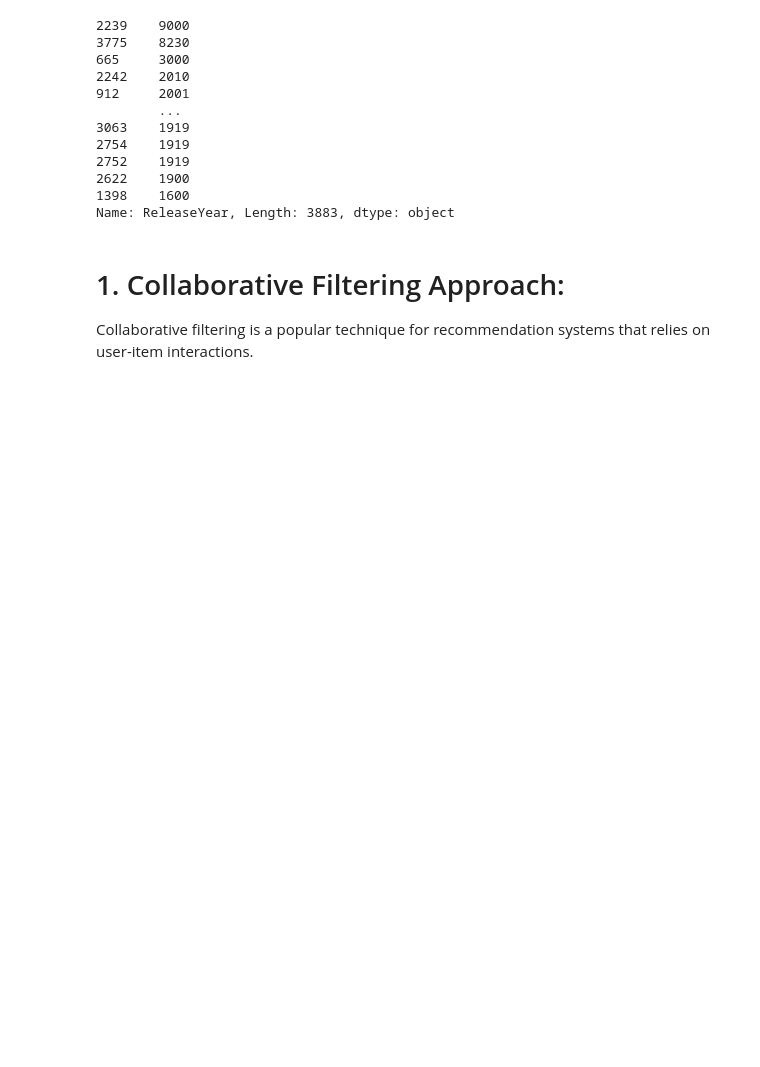
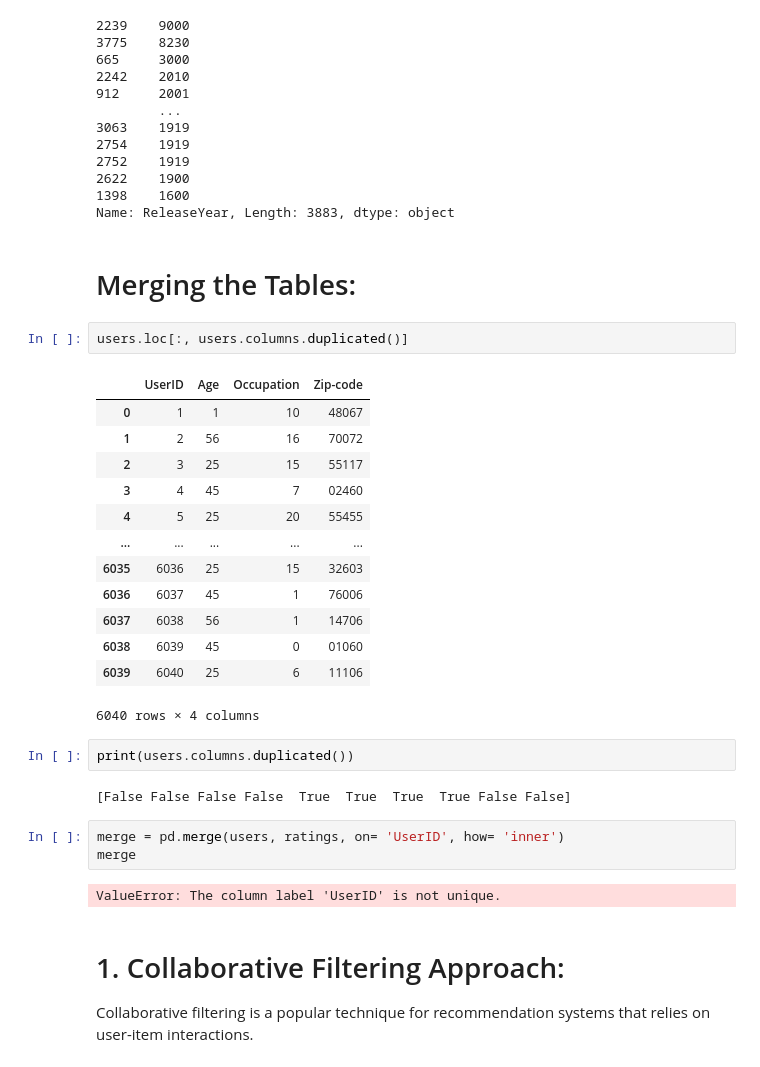
Before and after one commit to squink2002/Movie-Recommendation-System-Project, a Jupyter notebook: code/movie_recommendation_system.ipynb, the cells around one changed output. Cells and saved outputs as stored; diff of their text form; blank space fills up the shorter version.

Commit message:
Stuck on merging

```diff
--- a/code/movie_recommendation_system.ipynb
+++ b/code/movie_recommendation_system.ipynb
@@ -407,6 +394,33 @@ movies['ReleaseYear'].sort_values(ascending= False)
 2622    1900
 1398    1600
 Name: ReleaseYear, Length: 3883, dtype: object
+# %% [markdown]
+# Merging the Tables:
+# %%
+users.loc[:, users.columns.duplicated()]
+# %% [output]
+|  | UserID | Age | Occupation | Zip-code |
+| 0 | 1 | 1 | 10 | 48067 |
+| 1 | 2 | 56 | 16 | 70072 |
+| 2 | 3 | 25 | 15 | 55117 |
+| 3 | 4 | 45 | 7 | 02460 |
+| 4 | 5 | 25 | 20 | 55455 |
+| ... | ... | ... | ... | ... |
+| 6035 | 6036 | 25 | 15 | 32603 |
+| 6036 | 6037 | 45 | 1 | 76006 |
+| 6037 | 6038 | 56 | 1 | 14706 |
+| 6038 | 6039 | 45 | 0 | 01060 |
+| 6039 | 6040 | 25 | 6 | 11106 |
+6040 rows × 4 columns
+# %%
+print(users.columns.duplicated())
+# %% [output]
+[False False False False  True  True  True  True False False]
+# %%
+merge = pd.merge(users, ratings, on= 'UserID', how= 'inner')
+merge
+# %% [output]
+ValueError: The column label 'UserID' is not unique.
 # %% [markdown]
 # 1. Collaborative Filtering Approach:
 Collaborative filtering is a popular technique for recommendation systems that relies on user-item interactions.
```
Also changed, not shown: parts of 3 cells of this notebook, 1 other file.
